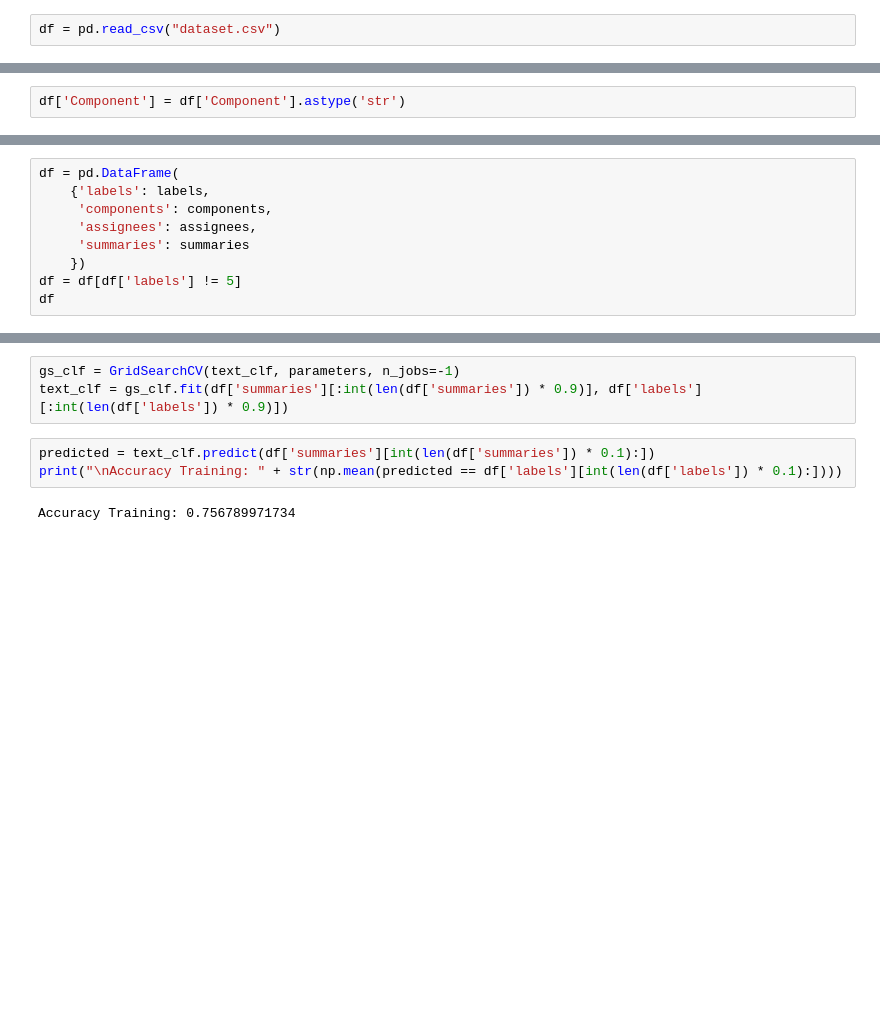
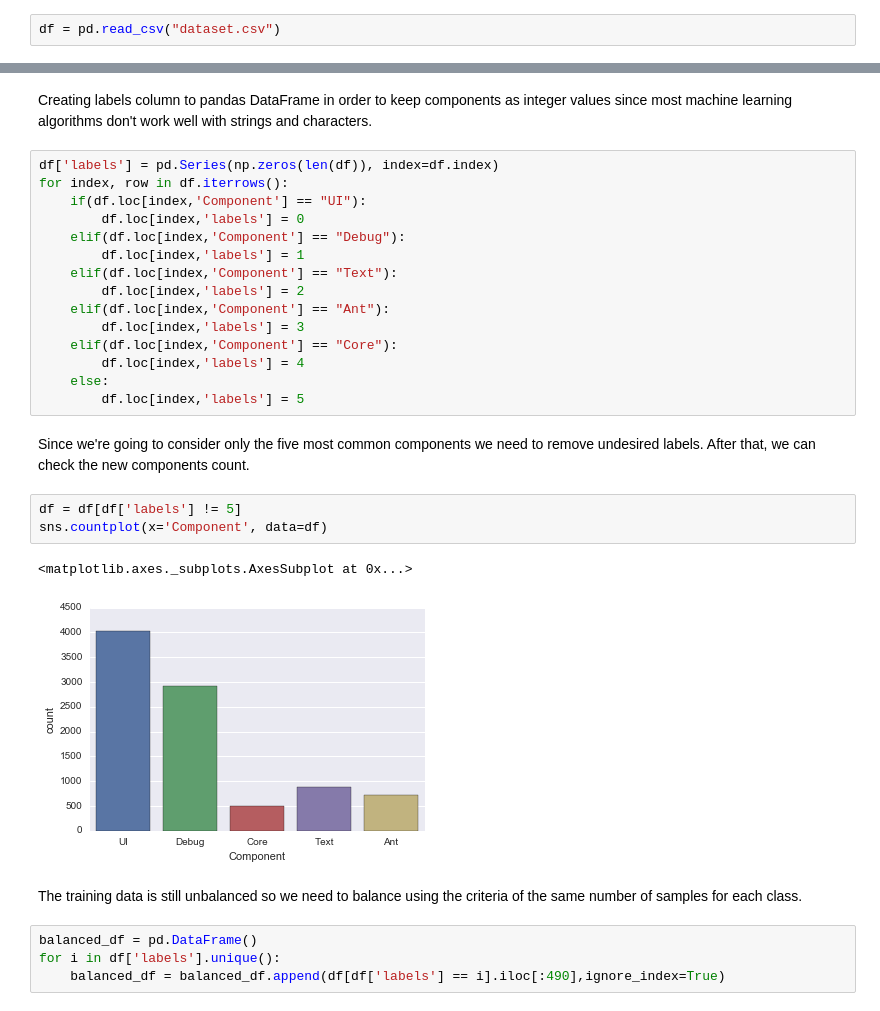
Before and after one commit to diegoca80/data_science, a Jupyter notebook: notebooks/Triage.ipynb, the cells around one changed output, grey strips where cells are left out. Drawn from its saved outputs; the diff is of its cells as text; blank space fills up the shorter version.

Commit message:
Adding explanation notes and changing analysis based on pandas only

```diff
--- a/notebooks/Triage.ipynb
+++ b/notebooks/Triage.ipynb
@@ -37,5 +52,3 @@ PMC                                            3
 Incubators                                     1
 Website                                        1
 Name: Component, dtype: int64
-# %%
-df['Component'] = df['Component'].astype('str')
@@ -66,9 +54,0 @@ with open("dataset.csv", 'r', encoding="utf8") as f:
-# %%
-df = pd.DataFrame(
-    {'labels': labels,
-     'components': components,
-     'assignees': assignees,
-     'summaries': summaries
-    })
-df = df[df['labels'] != 5]
-df
@@ -171,8 +55,31 @@ parameters = {'vect__ngram_range': [(1, 1), (1, 2)],
-# %%
-gs_clf = GridSearchCV(text_clf, parameters, n_jobs=-1)
-text_clf = gs_clf.fit(df['summaries'][:int(len(df['summaries']) * 0.9)], df['labels'][:int(len(df['labels']) * 0.9)])
-# %%
-predicted = text_clf.predict(df['summaries'][int(len(df['summaries']) * 0.1):])
-print("\nAccuracy Training: " + str(np.mean(predicted == df['labels'][int(len(df['labels']) * 0.1):])))
-# %% [output]
-Accuracy Training: 0.756789971734
+# %% [markdown]
+Creating labels column to pandas DataFrame in order to keep components as integer values since most machine learning algorithms don't work well with strings and characters.
+# %%
+df['labels'] = pd.Series(np.zeros(len(df)), index=df.index)
+for index, row in df.iterrows():
+    if(df.loc[index,'Component'] == "UI"):
+        df.loc[index,'labels'] = 0
+    elif(df.loc[index,'Component'] == "Debug"):
+        df.loc[index,'labels'] = 1
+    elif(df.loc[index,'Component'] == "Text"):
+        df.loc[index,'labels'] = 2
+    elif(df.loc[index,'Component'] == "Ant"):
+        df.loc[index,'labels'] = 3
+    elif(df.loc[index,'Component'] == "Core"):
+        df.loc[index,'labels'] = 4
+    else:
+        df.loc[index,'labels'] = 5
+# %% [markdown]
+Since we're going to consider only the five most common components we need to remove undesired labels. After that, we can check the new components count.
+# %%
+df = df[df['labels'] != 5]
+sns.countplot(x='Component', data=df)
+# %% [output]
+<matplotlib.axes._subplots.AxesSubplot at 0x...>
+[figure, added]
+# %% [markdown]
+The training data is still unbalanced so we need to balance using the criteria of the same number of samples for each class.
+# %%
+balanced_df = pd.DataFrame()
+for i in df['labels'].unique():
+    balanced_df = balanced_df.append(df[df['labels'] == i].iloc[:490],ignore_index=True)
```
Also changed, not shown: parts of 37 cells of this notebook.
